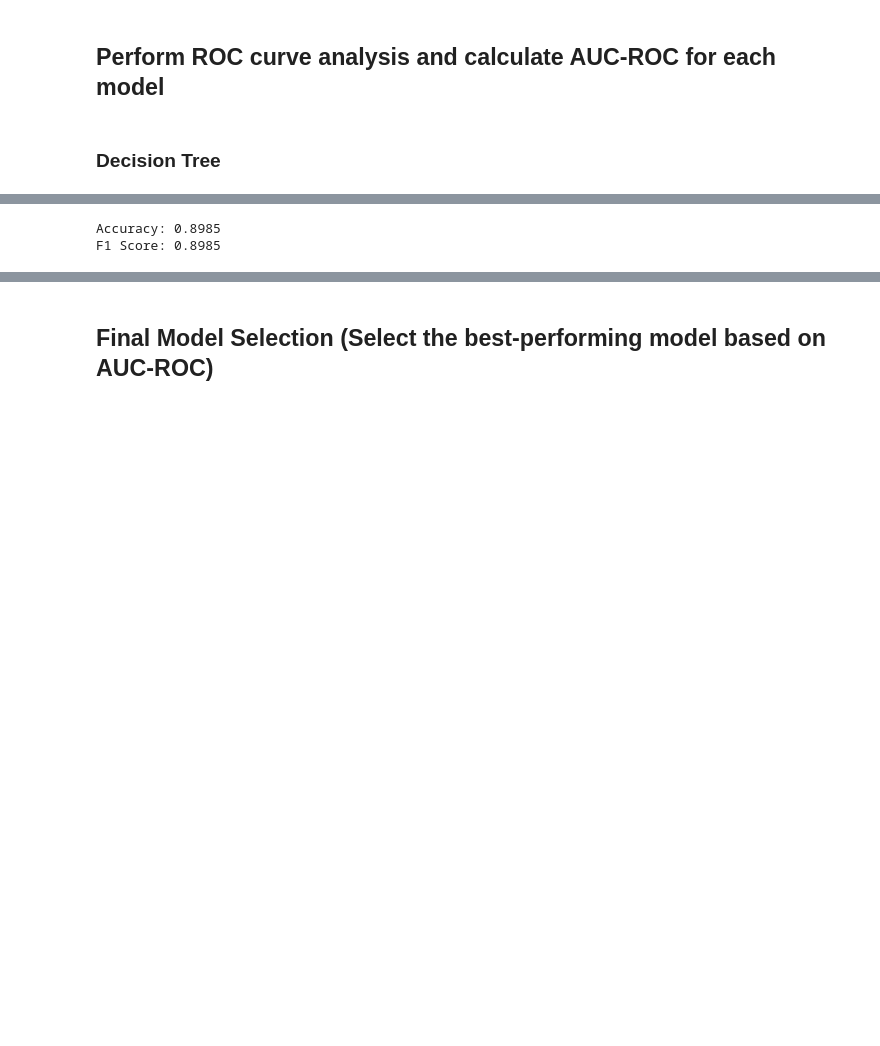
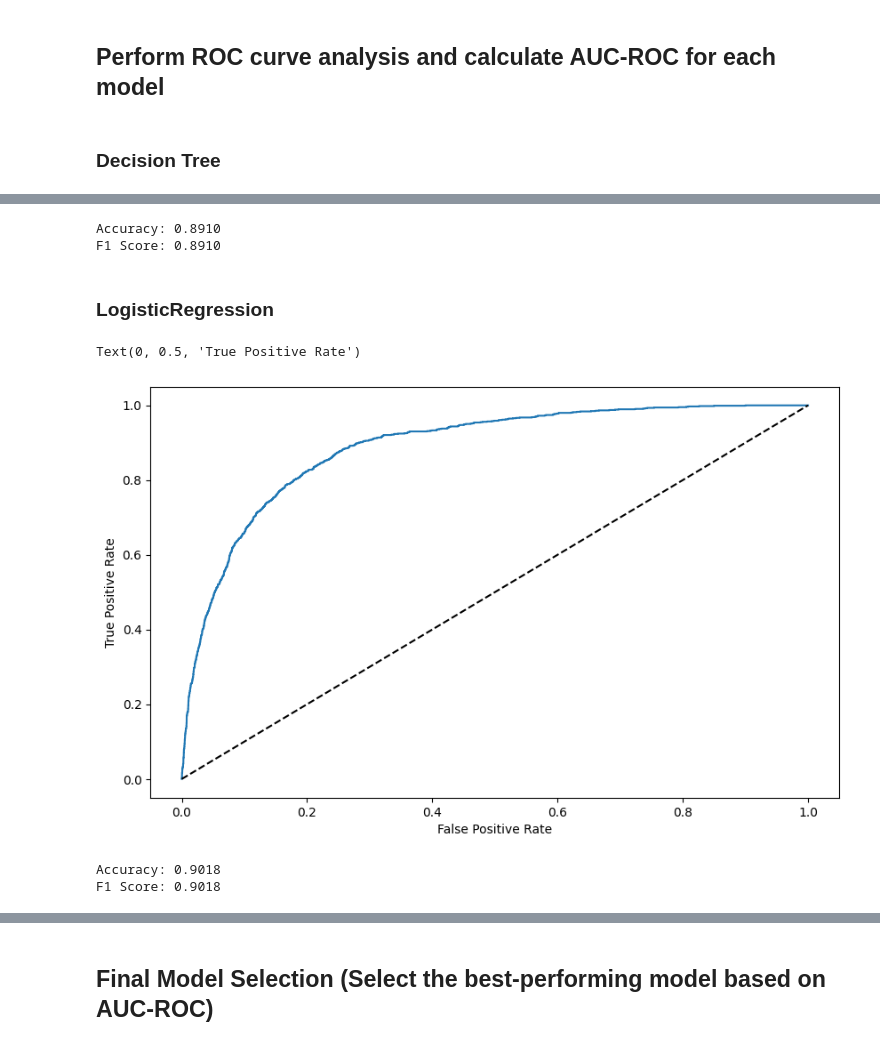
Before and after one commit to MikaVilpo/TUAS-IntroDataAndAI, a Jupyter notebook: DEAI_Assignment_1.ipynb, the cells around one changed output, grey strips where cells are left out. Drawn from its saved outputs; the diff is of its cells as text; code cells hidden in the pictures; blank space fills up the shorter version.

```diff
--- a/DEAI_Assignment_1.ipynb
+++ b/DEAI_Assignment_1.ipynb
@@ -1152,0 +1261,17 @@ Accuracy after Hyperparameter Tuning: 0.89
+# %%
+# Cross-validate the LogisticRegression with the best parameters
+
+# Initialize the model with the best parameters
+logreg_best = LogisticRegression(**logreg_best_params, max_iter=3000)
+
+# Cross-validate the model
+logreg_best_cv = cross_val_score(logreg_best, X_train, Y_train, cv=10, scoring='accuracy')
+
+# Calculate the mean of the cross-validation
+logreg_best_cv_mean = logreg_best_cv.mean()
+
+# Print value before hyperparameter tuning and after with 2 decimal points
+print(f"Accuracy before Hyperparameter Tuning: {logreg_cv_mean:.2f}")
+print(f"Accuracy after Hyperparameter Tuning: {logreg_best_cv_mean:.2f}")
+
+logreg_best_fitted = logreg_best.fit(X_train, Y_train)
@@ -1177,12 +1391,9 @@ Text(0, 0.5, 'True Positive Rate')
 # %%
 # Threshold Selection (You can manually select a threshold based on ROC analysis)
 
-# TODO: Use threshold for something
-
 # Create for loop to find the best threshold
-thresholds = np.arange(0, 1, 0.01)
-scores = [f1_score(Y_test, (y_probs_dt >= t).astype('int'), average='micro') for t in thresholds]
-best_threshold = thresholds[np.argmax(scores)]
+scores = [f1_score(Y_test, (y_probs_dt >= t).astype('int'), average='micro') for t in thresholds_dt]
+best_threshold = thresholds_dt[np.argmax(scores)]
 best_threshold, np.max(scores)
 
 # Apply the threshold
@@ -1197,8 +1408,8 @@ f1_dt_threshold = f1_score(Y_test, y_pred_dt_threshold, average='micro')
 # print f1 score with 2 decimal points
 print(f"F1 Score: {f1_dt_threshold:.4f}")
 # %% [output]
-Accuracy: 0.8985
-F1 Score: 0.8985
+Accuracy: 0.8910
+F1 Score: 0.8910
 # %%
 # Calculate the precision, recall, accuracy, aug-roc and f1 score for Decision Tree
 
@@ -1216,3 +1427,47 @@ f1_dt_threshold = f1_score(Y_test, y_pred_dt_threshold, average='micro')
 
 # Calculate the AUC-ROC
 roc_auc_dt_threshold = roc_auc_score(Y_test, y_pred_dt_threshold)
+# %% [markdown]
+### LogisticRegression
+# %%
+# Get the probabilities for LogisticRegression
+y_probs_logreg = logreg_best_fitted.predict_proba(X_test)[:, 1]
+
+# Get the fpr, tpr, and thresholds
+fpr_logreg, tpr_logreg, thresholds_logreg = roc_curve(Y_test, y_probs_logreg)
+
+# Get the AUC-ROC
+auc_logreg = auc(fpr_logreg, tpr_logreg)
+
+# Plot the ROC curve
+
+plt.figure(figsize=(10, 6))
+plt.plot(fpr_logreg, tpr_logreg, label=f'LogisticRegression (AUC = {auc_logreg:.2f})')
+plt.plot([0, 1], [0, 1], 'k--')
+plt.xlabel('False Positive Rate')
+plt.ylabel('True Positive Rate')
+# %% [output]
+Text(0, 0.5, 'True Positive Rate')
+[figure, added]
+# %%
+# Threshold Selection (You can manually select a threshold based on ROC analysis)
+
+# Create for loop to find the best threshold
+scores = [f1_score(Y_test, (y_probs_logreg >= t).astype('int'), average='micro') for t in thresholds_logreg]
+best_threshold = thresholds_logreg[np.argmax(scores)]
+best_threshold, np.max(scores)
+
+# Apply the threshold
+y_pred_logreg_threshold = (y_probs_logreg >= best_threshold).astype('int')
+
+# Calculate the accuracy
+accuracy_logreg_threshold = accuracy_score(Y_test, y_pred_logreg_threshold)
+print(f"Accuracy: {accuracy_logreg_threshold:.4f}")
+
+# Calculate the F1 score
+f1_logreg_threshold = f1_score(Y_test, y_pred_logreg_threshold, average='micro')
+# print f1 score with 2 decimal points
+print(f"F1 Score: {f1_logreg_threshold:.4f}")
+# %% [output]
+Accuracy: 0.9018
+F1 Score: 0.9018
```
Also changed, not shown: parts of 39 cells of this notebook.
